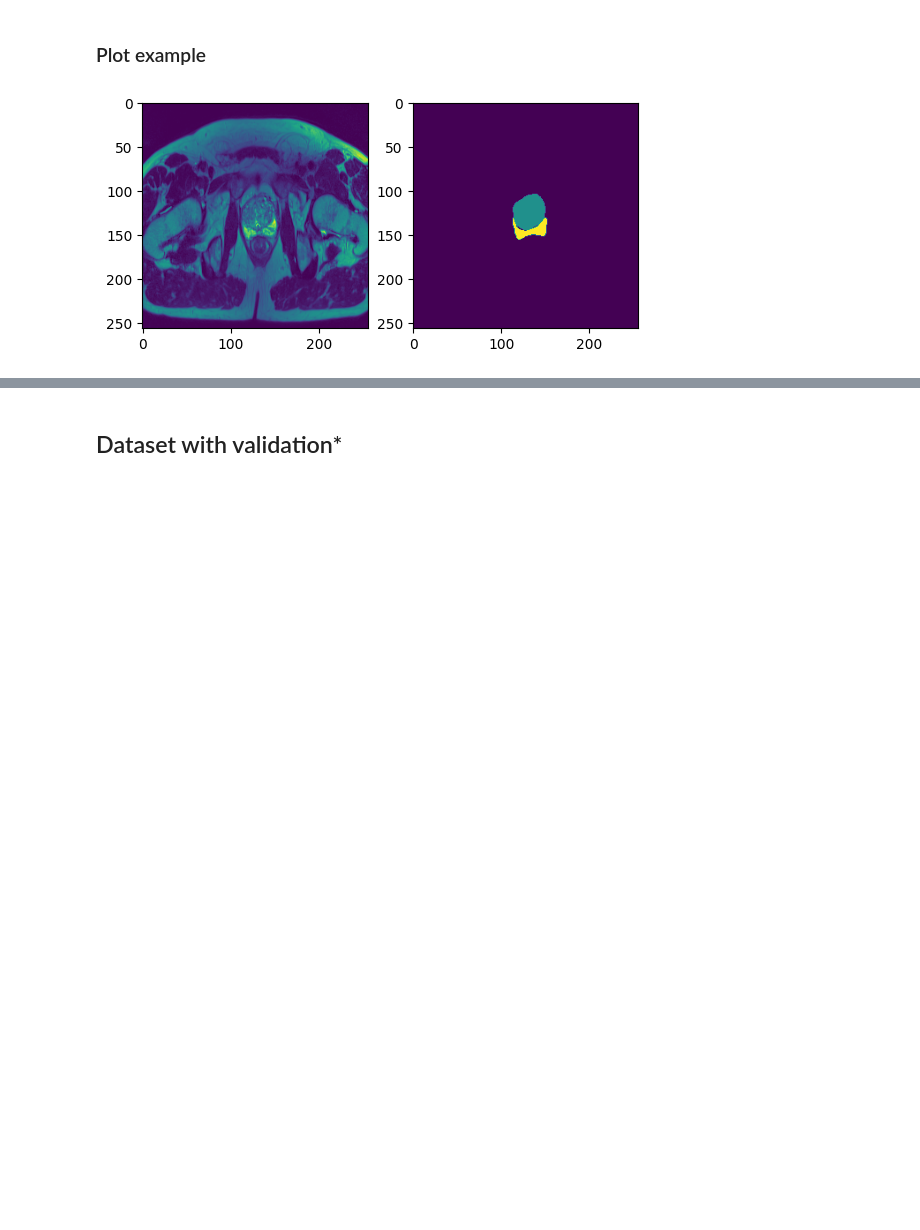
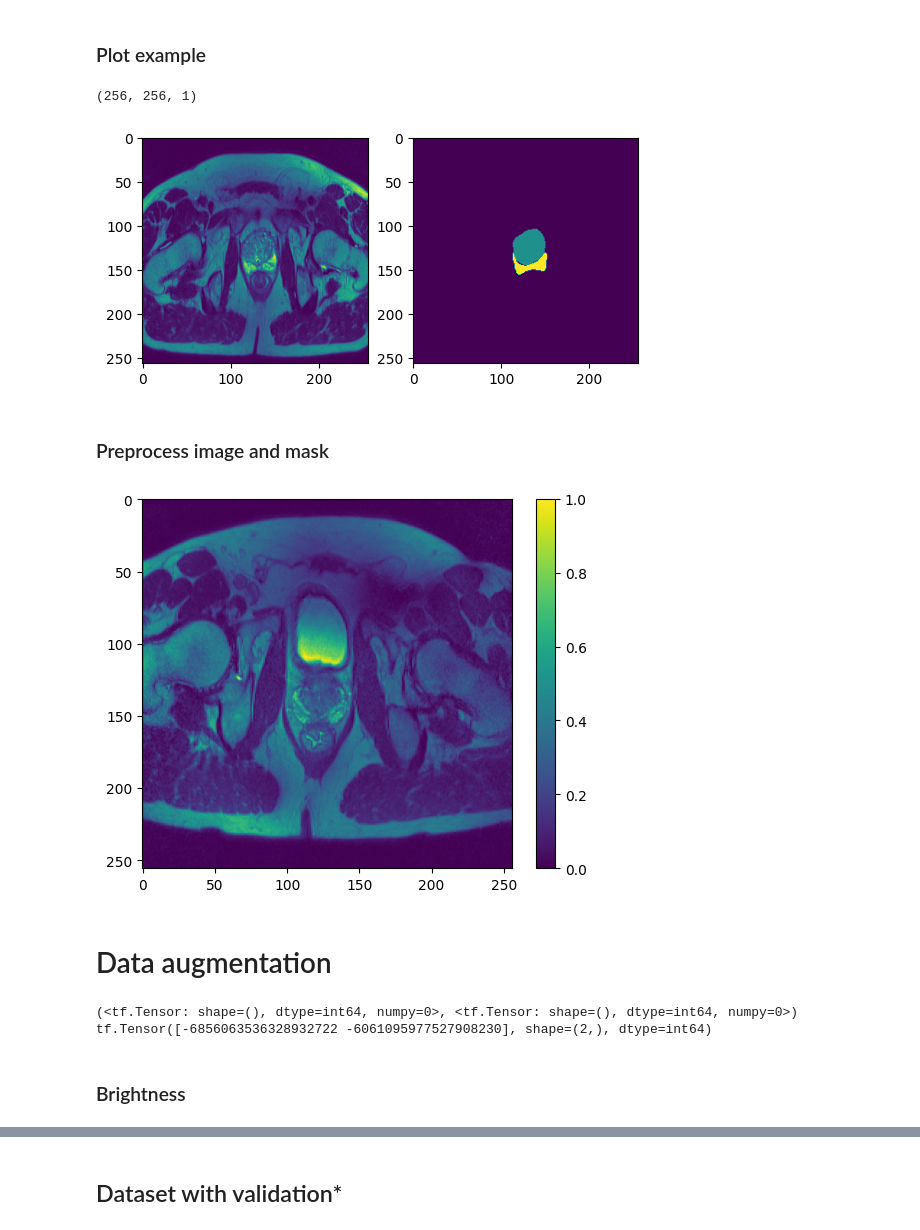
Before and after one commit to pabloquihui/Dataset_pca, a Jupyter notebook: keras_dataset.ipynb, the cells around one changed output, grey strips where cells are left out. Cells and saved outputs as stored; diff of their text form; code cells hidden in the pictures; blank space fills up the shorter version.

```diff
--- a/keras_dataset.ipynb
+++ b/keras_dataset.ipynb
@@ -263,5 +267,41 @@ for i, j in test_data.take(1):
     plt.imshow(i.numpy())
     plt.subplot(1,2,2)
     plt.imshow(j.numpy())
+    print(j.numpy().shape)
 # %% [output]
+(256, 256, 1)
 [figure]
+# %% [markdown]
+### Preprocess image and mask
+# %%
+IMG_W = 256
+IMG_H = 256
+IMG_CH = 1
+N_CLASSES = 5
+
+def process(data):
+    img = data[0]
+    msk = data[1]
+    # img = tf.math.l2_normalize(img, axis=0)
+    img = img/255
+
+    msk = tf.squeeze(msk)
+    msk = tf.cast(msk, tf.int32)
+    msk = tf.one_hot(indices=msk, depth=N_CLASSES, axis=-1)
+
+    img.set_shape([256,256,1])
+    msk.set_shape([256,256,5])
+
+    return img, msk
+# %%
+AUTOTUNE = tf.data.experimental.AUTOTUNE
+train_set = train_data.map(process, num_parallel_calls = AUTOTUNE)
+test_set = test_data.map(process, num_parallel_calls = AUTOTUNE)
+
+for i, j in train_set.take(1):
+    # print(tf.shape(j))
+    plt.imshow(i.numpy())
+    plt.colorbar()
+    plt.show()
+# %% [output]
+[figure, added]
@@ -267,0 +312,2 @@ for i, j in test_data.take(1):
+# %% [markdown]
+# Data augmentation
@@ -267,0 +317,10 @@ for i, j in test_data.take(1):
+# %%
+for i, j in temporary_ds.take(1):
+    new_seed = tf.random.experimental.stateless_split(j, num=1)[0, :]
+    print(j)
+    print(new_seed)
+# %% [output]
+(<tf.Tensor: shape=(), dtype=int64, numpy=0>, <tf.Tensor: shape=(), dtype=int64, numpy=0>)
+tf.Tensor([-6856063536328932722 -6061095977527908230], shape=(2,), dtype=int64)
+# %% [markdown]
+### Brightness
```
Also changed, not shown: parts of 31 cells of this notebook, 1 other file.
